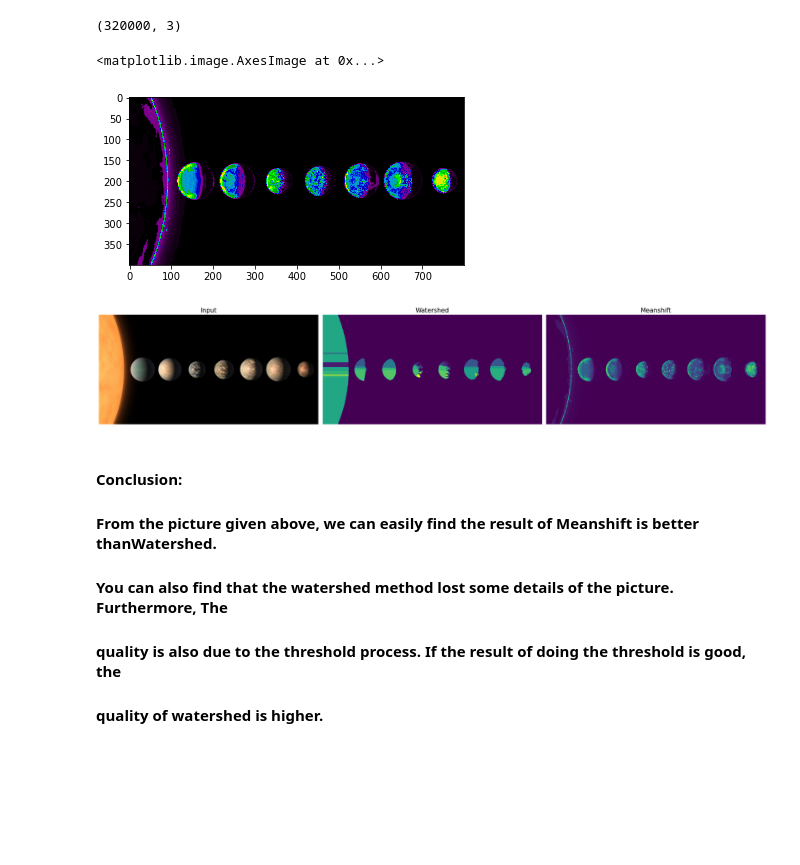
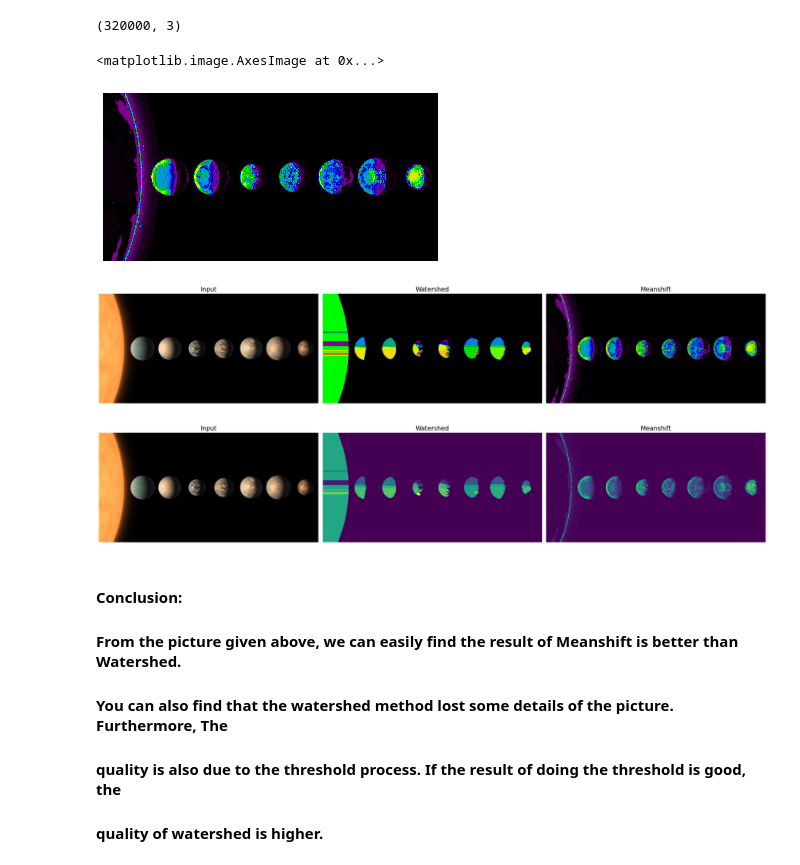
Before and after one commit to RRRRRRRRRRRoy/COMP9517-LabNAss, a Jupyter notebook: Lab04/lab04.ipynb, the cells around one changed output. Drawn from its saved outputs; the diff is of its cells as text; code cells hidden in the pictures; blank space fills up the shorter version.

```diff
--- a/Lab04/lab04.ipynb
+++ b/Lab04/lab04.ipynb
@@ -312,11 +312,40 @@ ms_labels = ms_planets_clf.fit_predict(color_samples_planets)
 # %%
 # reshape the size to 800 *400
 # using the nipy_spectral image can easily find the detail of the image
 new_planet = ms_labels.reshape(400,800)
+plt.axis('off')
 plt.imshow(new_planet,plt.cm.nipy_spectral)
 # %% [output]
 <matplotlib.image.AxesImage at 0x...>
-[figure, old version]
+[figure, new version]
+# %%
+# set the image as 8 with 3 images
+plt.figure(figsize=(24,8))
+
+# The first image is the Input planets
+plt.subplot(1, 3, 1)
+plt.axis('off')
+plt.title('Input',fontsize=16)
+plt.imshow(planet_rgb)
+
+# The second image is the Watershed output
+plt.subplot(1, 3, 2)
+plt.axis('off')
+plt.title('Watershed',fontsize=16)
+plt.imshow(planet_labels,plt.cm.nipy_spectral)
+
+# The second image is the Meanshift output
+plt.subplot(1, 3, 3)
+plt.axis('off')
+plt.title('Meanshift',fontsize=16)
+plt.imshow(new_planet,plt.cm.nipy_spectral)
+
+# Save the image
+plt.tight_layout()
+plt.savefig("Q3_planets_output_spectral.jpg")
+plt.show()
+# %% [output]
+[figure, added]
 # %%
 # set the image as 8 with 3 images
 plt.figure(figsize=(24,8))
@@ -347,7 +376,7 @@ plt.show()
 [figure]
 # %% [markdown]
 #### Conclusion:<br>
-#### From the picture given above, we can easily find the result of Meanshift is better thanWatershed.<br>
+#### From the picture given above, we can easily find the result of Meanshift is better than Watershed.<br>
 #### You can also find that the watershed method lost some details of the picture. Furthermore, The <br>
 #### quality is also due to the threshold process. If the result of doing the threshold is good, the<br>
 #### quality of watershed is higher.
```
Also changed, not shown: parts of 1 cell of this notebook, 1 other file.
